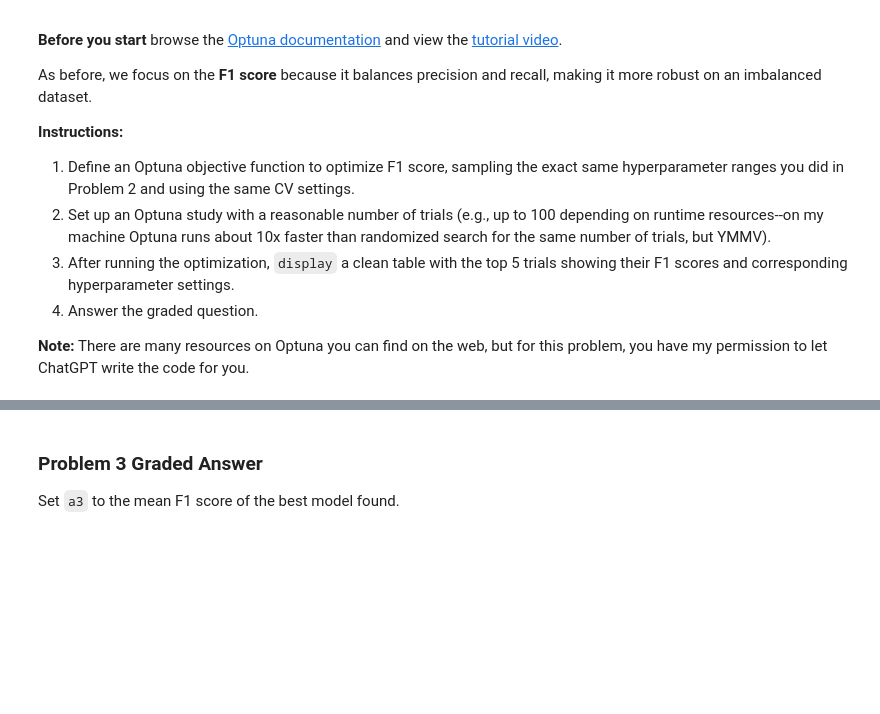
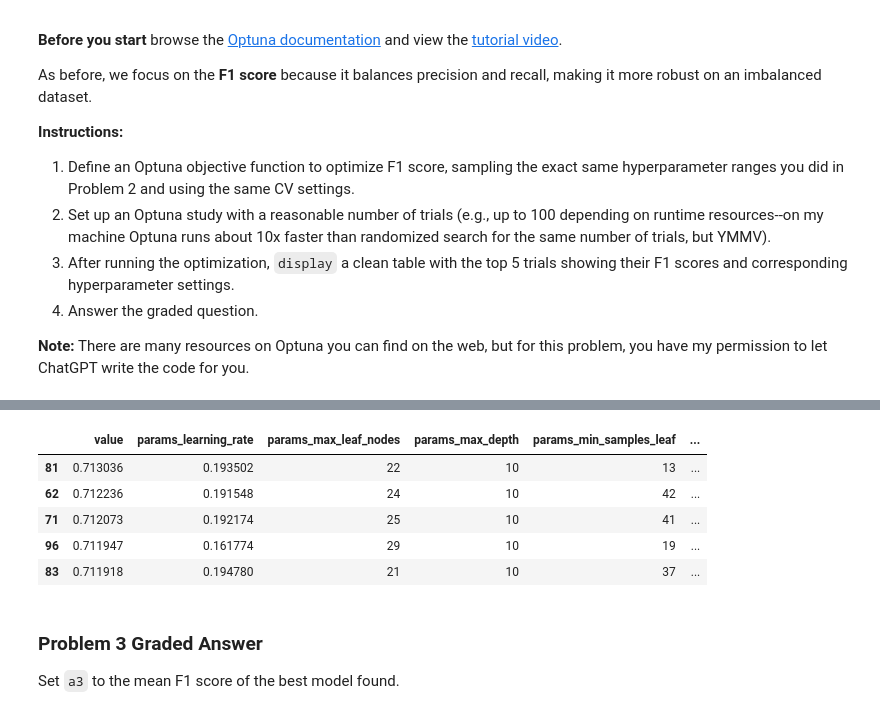
Before and after one commit to chenmichael2/Mod3-Homework, a Jupyter notebook: Homework_08.ipynb, the cells around one changed output, grey strips where cells are left out. Saved outputs shown, nothing was run; the diff lists cells and outputs as text; code cells hidden in the pictures; blank space fills up the shorter version.

```diff
--- a/Homework_08.ipynb
+++ b/Homework_08.ipynb
@@ -351,0 +414,44 @@ As before, we focus on the **F1 score** because it balances precision and recall
+# %%
+# Your code here
+
+def objective(trial):
+    params = {
+        "learning_rate": trial.suggest_float("learning_rate", 1e-3, 0.3, log=True),
+        "max_leaf_nodes": trial.suggest_int("max_leaf_nodes", 16, 256),
+        "max_depth": trial.suggest_int("max_depth", 2, 10),
+        "min_samples_leaf": trial.suggest_int("min_samples_leaf", 10, 200),
+        "l2_regularization": trial.suggest_float("l2_regularization", 0.0, 2.0)
+    }
+
+    model = HistGradientBoostingClassifier(
+        random_state=random_seed,
+        **params
+    )
+
+    scores = cross_val_score(
+        model,
+        X, y,
+        cv=skf,          # same StratifiedKFold object as before
+        scoring="f1"     # or "f1_macro" if multiclass
+    )
+
+    return scores.mean()
+
+study = optuna.create_study(direction="maximize")
+
+study.optimize(objective, n_trials=100)
+
+df = study.trials_dataframe()
+
+cols = [
+    "value",  # F1 score
+    "params_learning_rate",
+    "params_max_leaf_nodes",
+    "params_max_depth",
+    "params_min_samples_leaf",
+    "params_l2_regularization"
+]
+
+top5 = df[cols].sort_values(by="value", ascending=False).head(5)
+display(top5)
+# %% [output]
@@ -352,3 +475,9 @@ As before, we focus on the **F1 score** because it balances precision and recall
+|  | value | params_learning_rate | params_max_leaf_nodes | params_max_depth | params_min_samples_leaf | ... |
+| 81 | 0.713036 | 0.193502 | 22 | 10 | 13 | ... |
+| 62 | 0.712236 | 0.191548 | 24 | 10 | 42 | ... |
+| 71 | 0.712073 | 0.192174 | 25 | 10 | 41 | ... |
+| 96 | 0.711947 | 0.161774 | 29 | 10 | 19 | ... |
+| 83 | 0.711918 | 0.194780 | 21 | 10 | 37 | ... |
 # %% [markdown]
 ### Problem 3 Graded Answer
 
```
Also changed, not shown: parts of 12 cells of this notebook.
